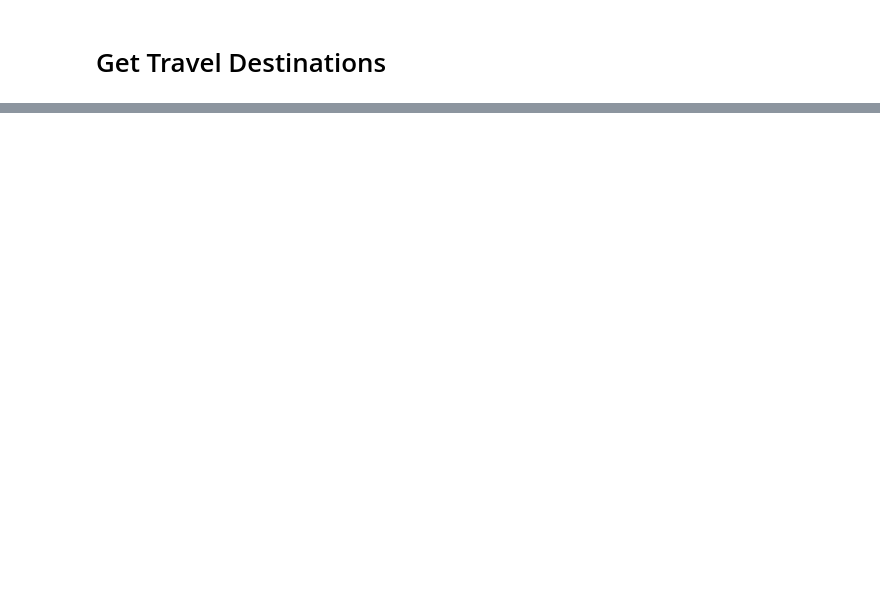
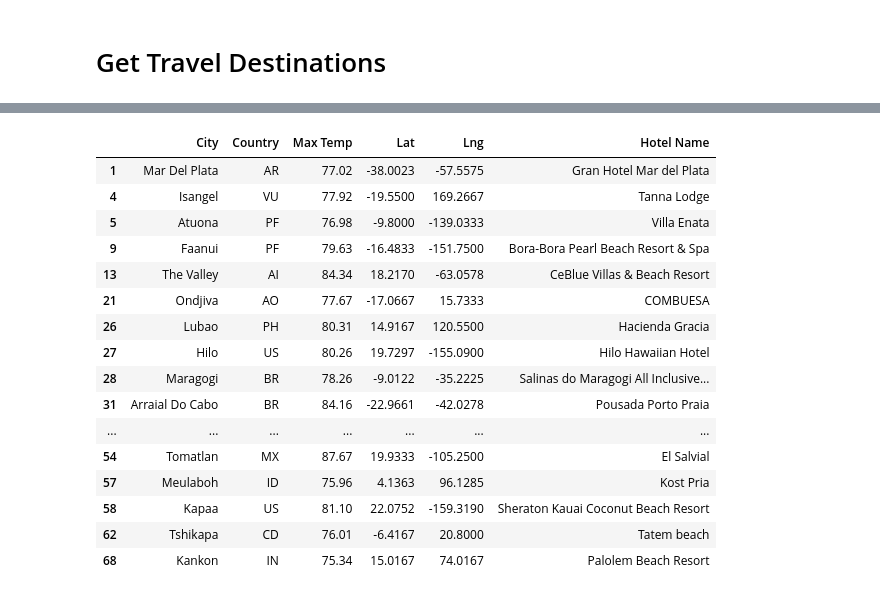
Before and after one commit to Li11iana/World_Weather_Analysis, a Jupyter notebook: VacationPy.ipynb, the cells around one changed output, grey strips where cells are left out. Cells and saved outputs as stored; diff of their text form; code cells hidden in the pictures; blank space fills up the shorter version.

```diff
--- a/VacationPy.ipynb
+++ b/VacationPy.ipynb
@@ -209,4 +212,10 @@ hotel_df.head(10)
 # %%
+params = {
+    "radius": 5000,
+    "types": "lodging",
+    "key": g_key,
+    "location": "-38.0023, -57.5575"}
+
 # Iterate through the DataFrame.
 for index, row in hotel_df.iterrows():
     # Get the latitude and longitude.
@@ -221,11 +230,9 @@ for index, row in hotel_df.iterrows():
     # Make request and get the JSON data from the search.
     hotels = requests.get(base_url, params=params).json()
     # Grab the first hotel from the results and store the name.
-    hotel_df.loc[index, "Hotel Name"] = hotels["results"][0]["name"]
-
-# Grab the first hotel from the results and store the name.
     try:
         hotel_df.loc[index, "Hotel Name"] = hotels["results"][0]["name"]
     except (IndexError):
         print("Hotel not found... skipping.")
+        hotel_df.loc[index, "Hotel Name"] = "Hotel not found"
 # %% [output]
@@ -233 +252,21 @@ IndexError: list index out of range
+# %%
+hotel_df.head(20)
+# %% [output]
+|  | City | Country | Max Temp | Lat | Lng | Hotel Name |
+| 1 | Mar Del Plata | AR | 77.02 | -38.0023 | -57.5575 | Gran Hotel Mar del Plata |
+| 4 | Isangel | VU | 77.92 | -19.5500 | 169.2667 | Tanna Lodge |
+| 5 | Atuona | PF | 76.98 | -9.8000 | -139.0333 | Villa Enata |
+| 9 | Faanui | PF | 79.63 | -16.4833 | -151.7500 | Bora-Bora Pearl Beach Resort & Spa |
+| 13 | The Valley | AI | 84.34 | 18.2170 | -63.0578 | CeBlue Villas & Beach Resort |
+| 21 | Ondjiva | AO | 77.67 | -17.0667 | 15.7333 | COMBUESA |
+| 26 | Lubao | PH | 80.31 | 14.9167 | 120.5500 | Hacienda Gracia |
+| 27 | Hilo | US | 80.26 | 19.7297 | -155.0900 | Hilo Hawaiian Hotel |
+| 28 | Maragogi | BR | 78.26 | -9.0122 | -35.2225 | Salinas do Maragogi All Inclusive... |
+| 31 | Arraial Do Cabo | BR | 84.16 | -22.9661 | -42.0278 | Pousada Porto Praia |
+| ... | ... | ... | ... | ... | ... | ... |
+| 54 | Tomatlan | MX | 87.67 | 19.9333 | -105.2500 | El Salvial |
+| 57 | Meulaboh | ID | 75.96 | 4.1363 | 96.1285 | Kost Pria |
+| 58 | Kapaa | US | 81.10 | 22.0752 | -159.3190 | Sheraton Kauai Coconut Beach Resort |
+| 62 | Tshikapa | CD | 76.01 | -6.4167 | 20.8000 | Tatem beach |
+| 68 | Kankon | IN | 75.34 | 15.0167 | 74.0167 | Palolem Beach Resort |
 # %%
```
Also changed, not shown: parts of 7 cells of this notebook.
